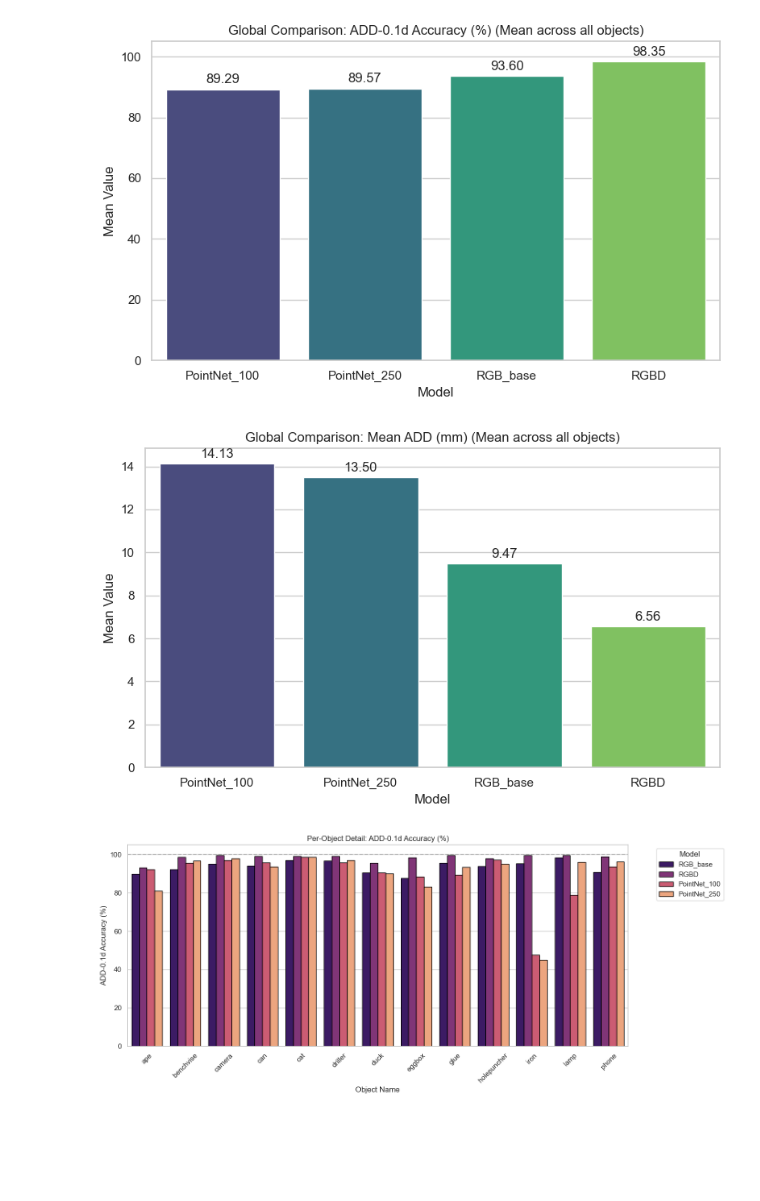
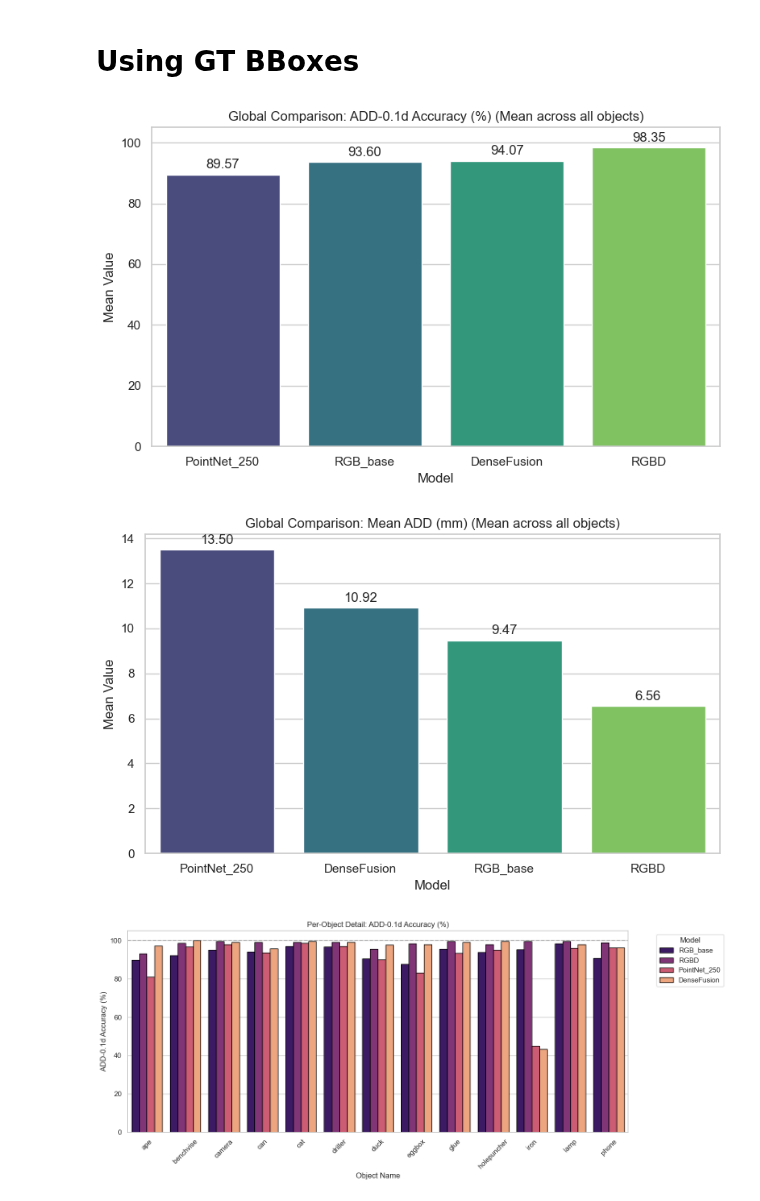
Before and after one commit to fraco03/6D_pose, a Jupyter notebook: notebooks/model_comparison.ipynb, the cells around one changed output. Saved outputs shown, nothing was run; the diff lists cells and outputs as text; code cells hidden in the pictures; blank space fills up the shorter version.

```diff
--- a/notebooks/model_comparison.ipynb
+++ b/notebooks/model_comparison.ipynb
@@ -136,35 +136,37 @@ def get_comparison_tables(df):
 
     # 6. Return the summary DataFrame
     return summary_df
+# %% [markdown]
+# Using GT BBoxes
 # %%
 # Load data
 files = {
-    'RGB_base': './models_reports/rgb_final.csv',
-    'RGBD': './models_reports/rgbd_final.csv',
-    'PointNet_100': './models_reports/pointnet_100.csv',
-    'PointNet_250': './models_reports/pointnet_250.csv',
+    'RGB_base': './models_reports/6d_part/rgb_final.csv',
+    'RGBD': './models_reports/6d_part/rgbd_final.csv',
+    'PointNet_250': './models_reports/6d_part/pointnet_250.csv',
+    'DenseFusion': './models_reports/6d_part/dense_fusion.csv',
 }
 full_df = load_and_compare_models(files)
 
 # -------------------------------------------------------
 
 # Run visualizations
 
 # A. Global Leaderboard (Accuracy - Higher is better)
 leaderboard = plot_leaderboard(full_df, metric='ADD-0.1d Accuracy (%)', ascending=False)
 
 # B. Global Leaderboard (Errore ADD - Lower is better)
 plot_leaderboard(full_df, metric='Mean ADD (mm)', ascending=True)
 
 # C. Fine grained per object comparison (Accuracy)
 plot_per_object_comparison(full_df, metric='ADD-0.1d Accuracy (%)')
 
 # D. Fine grained per object comparison (Mean ADD)
 plot_per_object_comparison(full_df, metric='Mean ADD (mm)')
 
 # E. Generate comparison tables
 get_comparison_tables(full_df)
 # %% [output]
-[figure, old version]
+[figure, new version]
-[figure, old version]
+[figure, new version]
-[figure, old version]
+[figure, new version]
```
Also changed, not shown: parts of 6 cells of this notebook, 21 other files.
